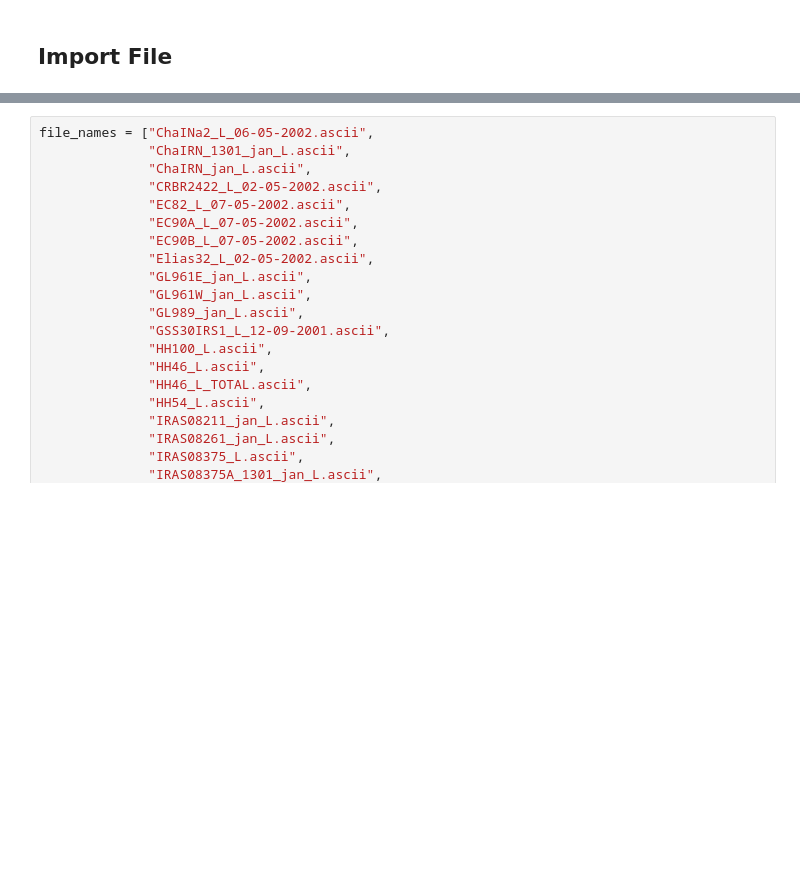
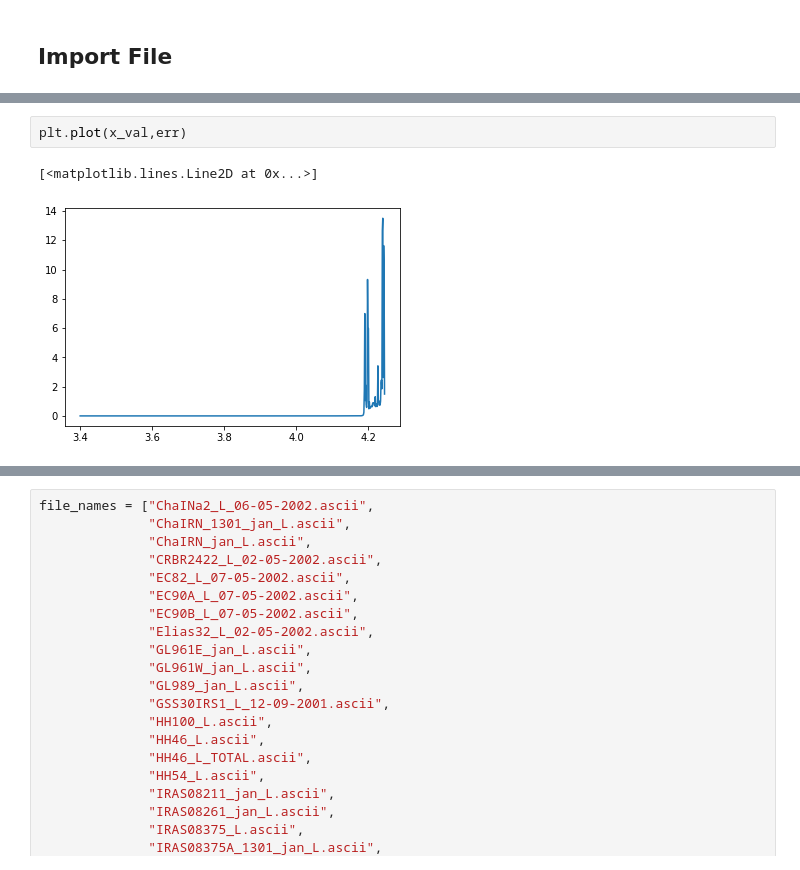
Before and after one commit to claraross1/ross_thesis, a Jupyter notebook: L spectra/VLT-ISAAC code.ipynb, the cells around one changed output, grey strips where cells are left out. Saved outputs shown, nothing was run; the diff lists cells and outputs as text; blank space fills up the shorter version.

```diff
--- a/L spectra/VLT-ISAAC code.ipynb
+++ b/L spectra/VLT-ISAAC code.ipynb
@@ -48,0 +85,5 @@ Text(0.5, 1.0, 'ChaINa2_L_06-05-2002.ascii')
+# %%
+plt.plot(x_val,err)
+# %% [output]
+[<matplotlib.lines.Line2D at 0x...>]
+[figure, added]
```
Also changed, not shown: parts of 10 cells of this notebook.
